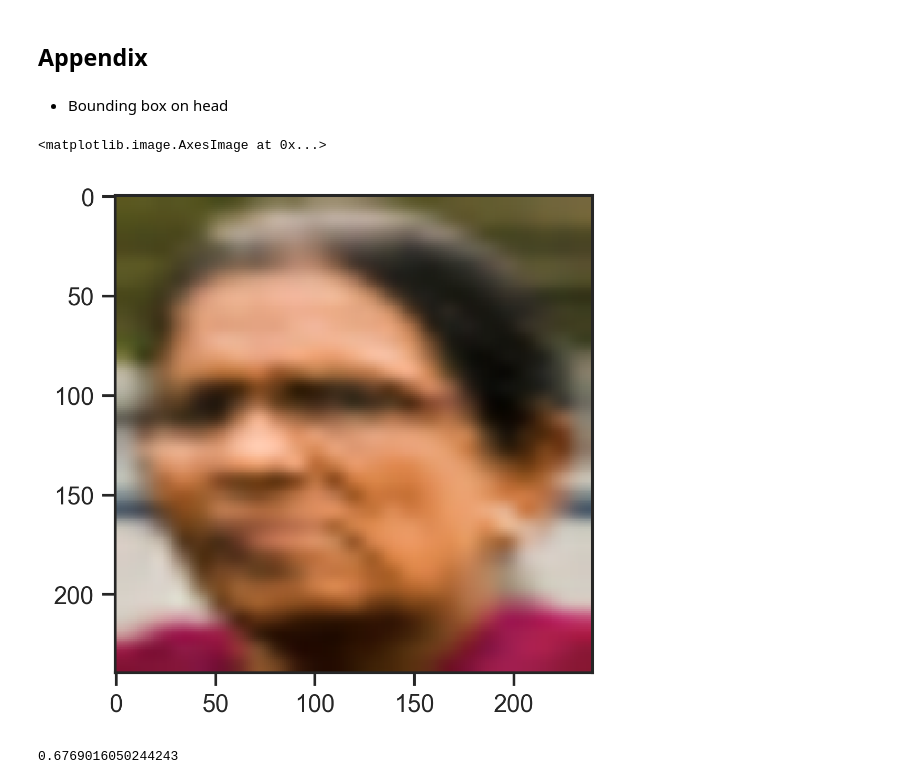
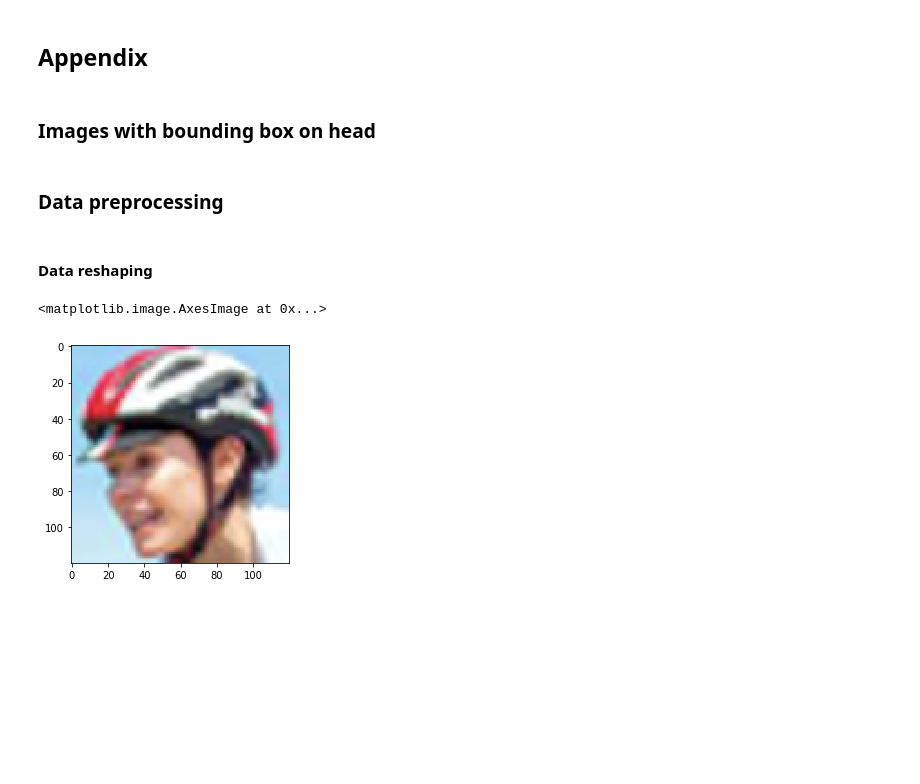
Before and after one commit to konstantinos-al/ml_project_quebec, a Jupyter notebook: Draft_report_v1.ipynb, the cells around one changed output. Drawn from its saved outputs; the diff is of its cells as text; code cells hidden in the pictures; blank space fills up the shorter version.

```diff
--- a/Draft_report_v1.ipynb
+++ b/Draft_report_v1.ipynb
@@ -1149,8 +1149,8 @@ round(log.set_index('Classifier').sort_values(by='Accuracy', ascending = False),
 # %% [markdown]
 ### Evaluation Plots
 # %%
-plt.rcParams['figure.dpi'] = 300
-plt.rcParams['savefig.dpi'] = 300
+# plt.rcParams['figure.dpi'] = 300
+# plt.rcParams['savefig.dpi'] = 300
 # %%
 ## Accuracy
 # Figure Size
@@ -1311,28 +1309,30 @@ from sklearn import metrics
 # %%
+from sklearn import metrics
+
 i=0
 labels=[]
 
 # Figure Size
 plt.subplots(figsize =(10, 5))
-
 # Add x, y gridlines
 plt.grid(visible = True, color ='dimgrey',
         linestyle = '--', linewidth = 0.5,
         alpha = 0.2)
 
-# Plot several different AUC
+# Plot models' ROC curves
 for clf in classifiers:
-
   name = name_of_model[i]
-
   i+=1
 
-  pred = clf.predict(X_test, verbose = 0).ravel() # Predict prob and get Class Indices
+  # if statement to select scaled data(-1, 1) for MobileNet2
+  if name == name_of_model[-1]:
+    pred = clf.predict(X_test_mn, verbose = 0).ravel() # Predict prob and get Class Indices
+    ns_fpr, ns_tpr, _ = metrics.roc_curve(y_test_mn.ravel(), pred) # Calculate ROC curves
+  else:
+    pred = clf.predict(X_test, verbose = 0).ravel()
+    ns_fpr, ns_tpr, _ = metrics.roc_curve(y_test.ravel(), pred)
 
-   # calculate roc curves
-  ns_fpr, ns_tpr, _ = metrics.roc_curve(y_test.ravel(), pred)
-
-   # plot the roc curve for the model
+  # plot the roc curve of the model
   plt.plot(ns_fpr, ns_tpr, linestyle='-', label=name)
   labels.append(name)
 
@@ -1367,14 +1367,19 @@ plt.grid(visible = True, color ='dimgrey',
 
 # Plot several different AUC
 for clf in classifiers:
-
   name = name_of_model[i]
-
   i+=1
 
-  y_true = np.argmax(y_test, axis = 1)[:]
-  pred = clf.predict(X_test, verbose = 0) # Predict prob and get Class Indices
-  y_pred= np.argmax(pred, axis = 1)[:]
+  # if statement to select scaled data(-1, 1) for MobileNet2
+  if name == name_of_model[-1]:
+    y_true = np.argmax(y_test_mn, axis = 1)[:]
+    pred = clf.predict(X_test_mn, verbose = 0) # Predict prob and get Class Indices
+    y_pred= np.argmax(pred, axis = 1)[:]
+  else:
+    y_true = np.argmax(y_test, axis = 1)[:]
+    pred = clf.predict(X_test, verbose = 0)
+    y_pred= np.argmax(pred, axis = 1)[:]
+
   cf = confusion_matrix(y_true, y_pred)
   fpr = (cf[1][0] / ( cf[1][0] + cf[0][1] ))*100
   acc = log.loc[log['Classifier']==name,'Accuracy']
@@ -1407,7 +1411,7 @@ plt.show()
 # %% [markdown]
 ## Appendix
 # %% [markdown]
-* Bounding box on head
+### Images with bounding box on head
 # %%
 cropped_imgs = []
 
@@ -1465,22 +1469,26 @@ for xml_path in list_annotations:
                 pass
     except:
         pass
+# %% [markdown]
+### Data preprocessing
+# %% [markdown]
+#### Data reshaping
 # %%
 from tensorflow.keras.preprocessing.image import array_to_img
 all_cropped_imgs_v2 = []
 for i in range(1, len(cropped_imgs)):
     try:
         img_temp = array_to_img(cropped_imgs[i][1])
-        resized = img_temp.resize((240,240)) # resize all images to 40x40
+        resized = img_temp.resize((120,120)) # resize all images to 40x40
         image = cv2.cvtColor(np.array(resized), cv2.INPAINT_TELEA)
         all_cropped_imgs_v2.append([cropped_imgs[i][0], image, cropped_imgs[i][2], cropped_imgs[i][3]])
     except:
         pass
 # %%
-plt.imshow(all_cropped_imgs_v2[140][1], interpolation='nearest')
+plt.imshow(all_cropped_imgs_v2[1110][1], interpolation='nearest')
 # %% [output]
 <matplotlib.image.AxesImage at 0x...>
-[figure, old version]
+[figure, new version]
 # %%
 # Transforming images in a proper array for model input
 cropped_imgs_array = []
@@ -1508,5 +1508,0 @@ y_pred_cropped= np.argmax(cropped_results, axis = 1)[:]
-# %%
-acc_cropped = accuracy_score(y_pred_cropped[:], y_true_cropped[:])
-acc_cropped
-# %% [output]
-0.6769016050244243
```
Also changed, not shown: parts of 22 cells of this notebook.
